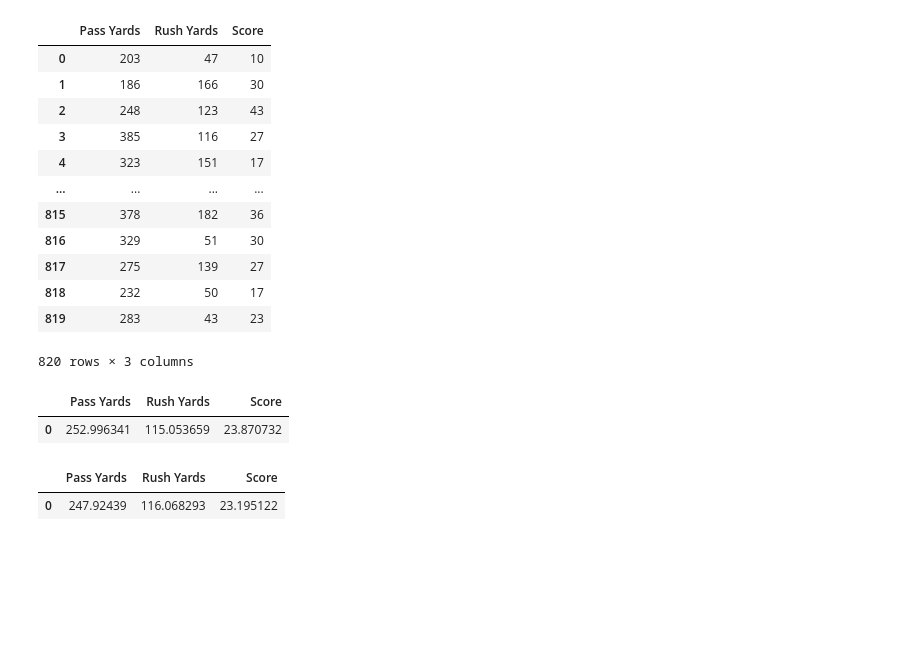
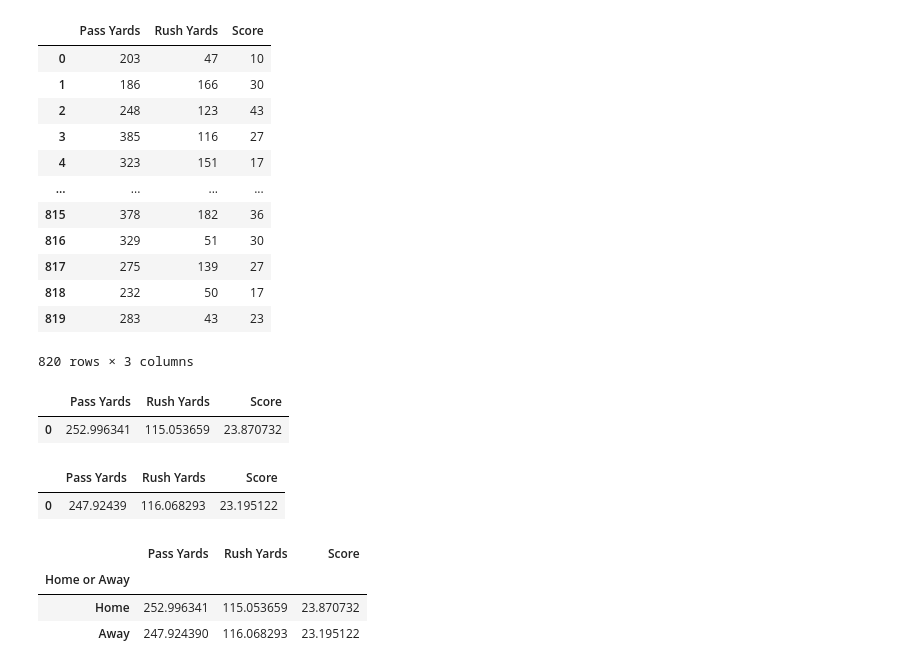
Before and after one commit to DevonNoer/Project-1-Football-Stats, a Jupyter notebook: Project 1/Code/cleaning.ipynb, the cells around one changed output. Drawn from its saved outputs; the diff is of its cells as text; code cells hidden in the pictures; blank space fills up the shorter version.

Commit message:
Add files via upload
Did some more cleaning and the first graphs

```diff
--- a/Project 1/Code/cleaning.ipynb
+++ b/Project 1/Code/cleaning.ipynb
@@ -416,4 +416,21 @@ awayAvg_df
 # %% [output]
 |  | Pass Yards | Rush Yards | Score |
 | 0 | 247.92439 | 116.068293 | 23.195122 |
+# %%
+#Adding a home or away catergory
+homeAvg_df["Home or Away"] = "Home"
+awayAvg_df["Home or Away"] = "Away"
+# %%
+#Grouping by home or away
+homeAvg_df = homeAvg_df.groupby(["Home or Away"])[["Pass Yards", "Rush Yards", "Score"]].first()
+awayAvg_df = awayAvg_df.groupby(["Home or Away"])[["Pass Yards", "Rush Yards", "Score"]].first()
+# %%
+#Merging home and away df
+home_away_merged_df = pd.merge(homeAvg_df, awayAvg_df, how="outer", on=["Home or Away", "Pass Yards", "Rush Yards", "Score"])
+home_away_merged_df
+# %% [output]
+|  | Pass Yards | Rush Yards | Score |
+| Home or Away |  |  |  |
+| Home | 252.996341 | 115.053659 | 23.870732 |
+| Away | 247.924390 | 116.068293 | 23.195122 |
 # %%
```
Also changed, not shown: parts of 1 cell of this notebook, 6 other files.
